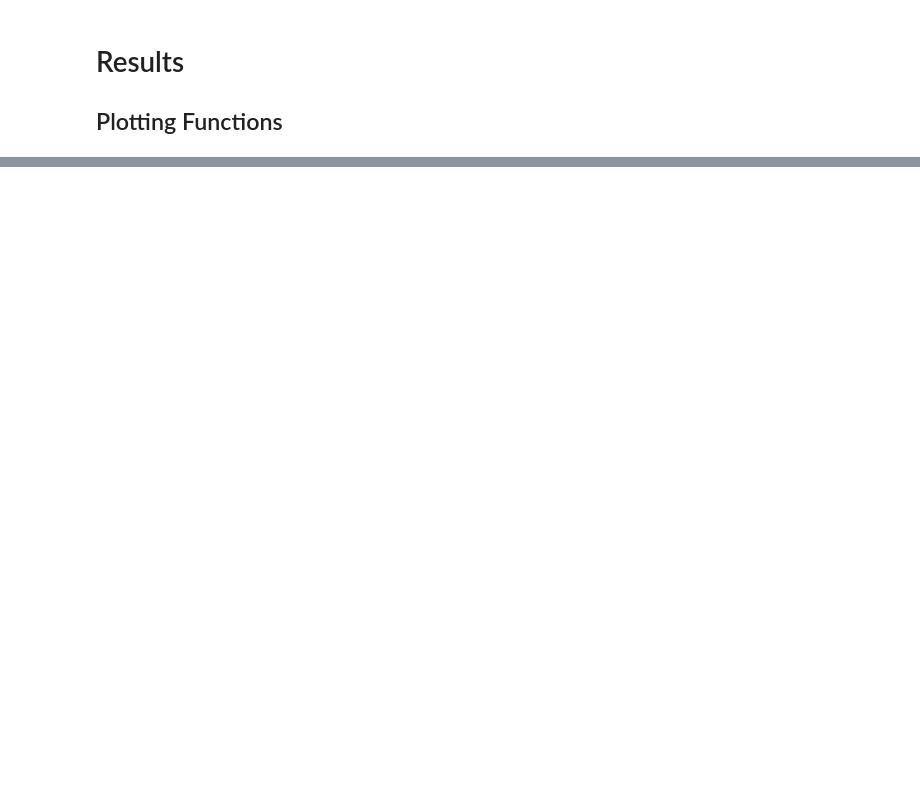
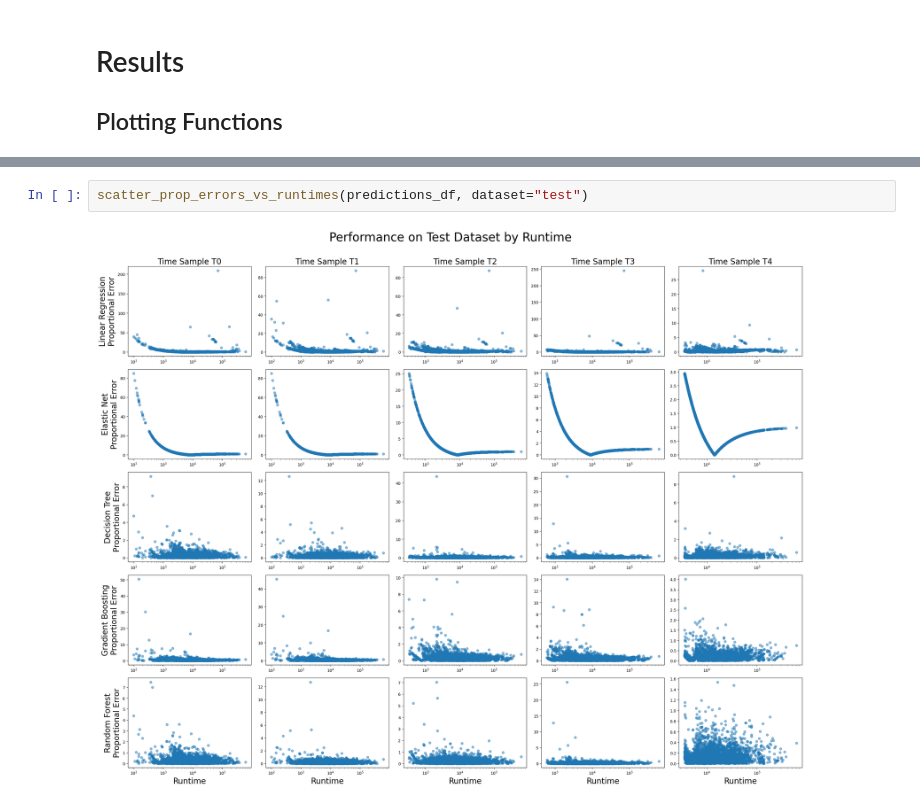
Before and after one commit to ravishende/data210_final_project, a Jupyter notebook: modeling.ipynb, the cells around one changed output, grey strips where cells are left out. Drawn from its saved outputs; the diff is of its cells as text; blank space fills up the shorter version.

```diff
--- a/modeling.ipynb
+++ b/modeling.ipynb
@@ -323,0 +478,4 @@ Looking at the box plots of each of these graphs, there appears to be a few outl
+# %%
+scatter_prop_errors_vs_runtimes(predictions_df, dataset="test")
+# %% [output]
+[figure, added]
```
Also changed, not shown: parts of 32 cells of this notebook, 1 other file.
